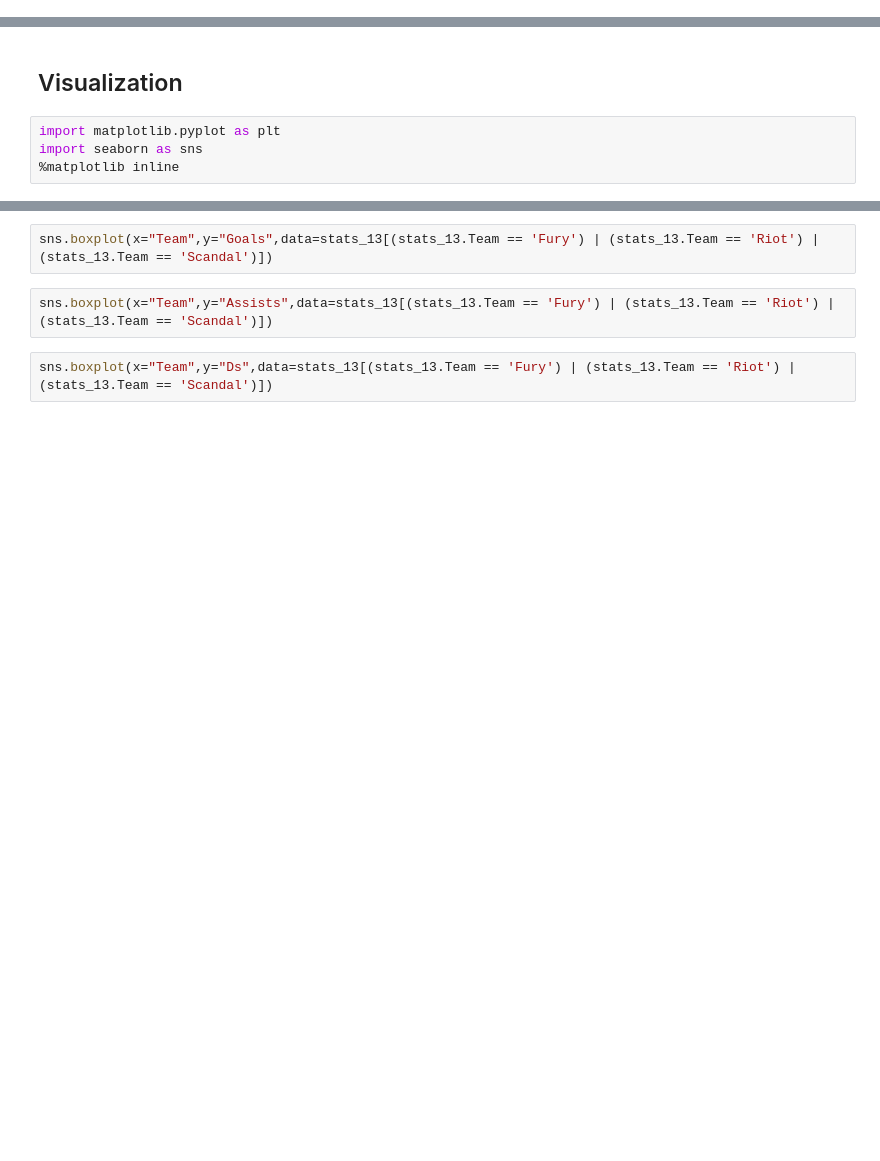
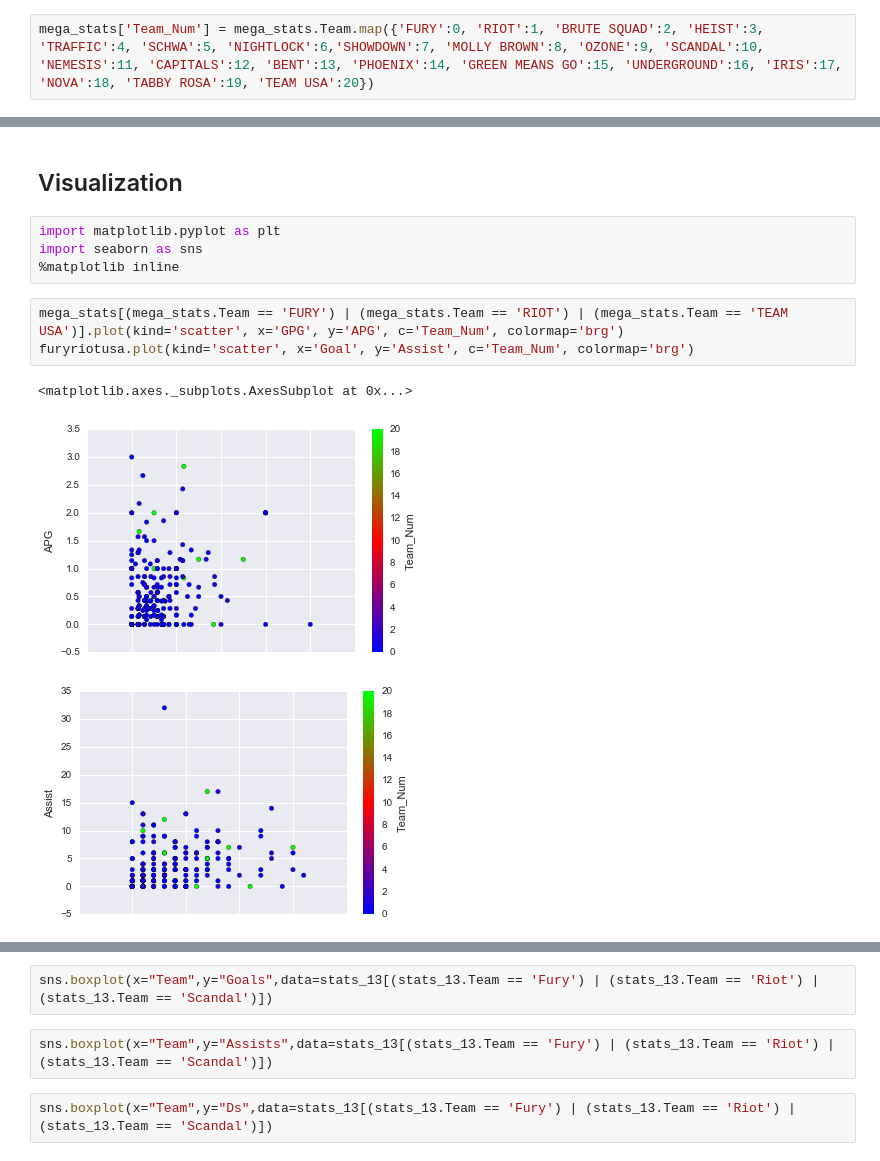
Before and after one commit to octaviaaris/ga_hw, a Jupyter notebook: notebooks/UltimateStats.ipynb, the cells around one changed output, grey strips where cells are left out. Cells and saved outputs as stored; diff of their text form; blank space fills up the shorter version.

```diff
--- a/notebooks/UltimateStats.ipynb
+++ b/notebooks/UltimateStats.ipynb
@@ -705,0 +728,2 @@ mega_stats = mega_stats[['Team', 'Number', 'Name', 'Goal', 'GPG','Assist','APG',
+# %%
+mega_stats['Team_Num'] = mega_stats.Team.map({'FURY':0, 'RIOT':1, 'BRUTE SQUAD':2, 'HEIST':3, 'TRAFFIC':4, 'SCHWA':5, 'NIGHTLOCK':6,'SHOWDOWN':7, 'MOLLY BROWN':8, 'OZONE':9, 'SCANDAL':10, 'NEMESIS':11, 'CAPITALS':12, 'BENT':13, 'PHOENIX':14, 'GREEN MEANS GO':15, 'UNDERGROUND':16, 'IRIS':17, 'NOVA':18, 'TABBY ROSA':19, 'TEAM USA':20})
@@ -717,3 +810,10 @@ Name: Team, dtype: object
 import matplotlib.pyplot as plt
 import seaborn as sns
 %matplotlib inline
+# %%
+mega_stats[(mega_stats.Team == 'FURY') | (mega_stats.Team == 'RIOT') | (mega_stats.Team == 'TEAM USA')].plot(kind='scatter', x='GPG', y='APG', c='Team_Num', colormap='brg')
+furyriotusa.plot(kind='scatter', x='Goal', y='Assist', c='Team_Num', colormap='brg')
+# %% [output]
+<matplotlib.axes._subplots.AxesSubplot at 0x...>
+[figure, added]
+[figure, added]
```
Also changed, not shown: parts of 14 cells of this notebook, 4 other files.
